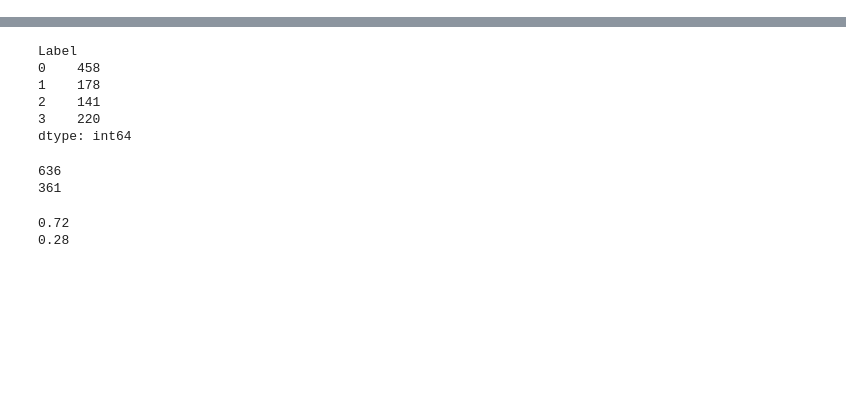
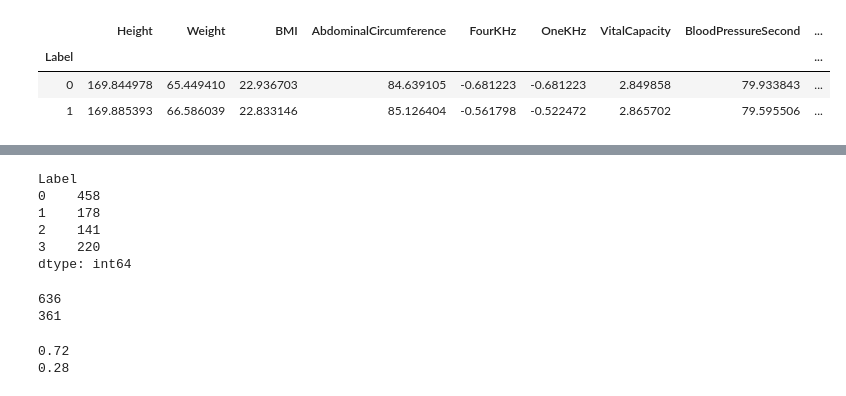
Before and after one commit to chaitalic07/Hands-on-challenge, a Jupyter notebook: ds_test.ipynb, the cells around one changed output, grey strips where cells are left out. Cells and saved outputs as stored; diff of their text form; code cells hidden in the pictures; blank space fills up the shorter version.

```diff
--- a/ds_test.ipynb
+++ b/ds_test.ipynb
@@ -148,0 +152,7 @@ Label {0: 'Pending', 1: 'Referred'}
+# %%
+df.groupby('Label').mean()
+# %% [output]
+|  | Height | Weight | BMI | AbdominalCircumference | FourKHz | OneKHz | VitalCapacity | BloodPressureSecond | ... |
+| Label |  |  |  |  |  |  |  |  | ... |
+| 0 | 169.844978 | 65.449410 | 22.936703 | 84.639105 | -0.681223 | -0.681223 | 2.849858 | 79.933843 | ... |
+| 1 | 169.885393 | 66.586039 | 22.833146 | 85.126404 | -0.561798 | -0.522472 | 2.865702 | 79.595506 | ... |
```
Also changed, not shown: parts of 28 cells of this notebook.
